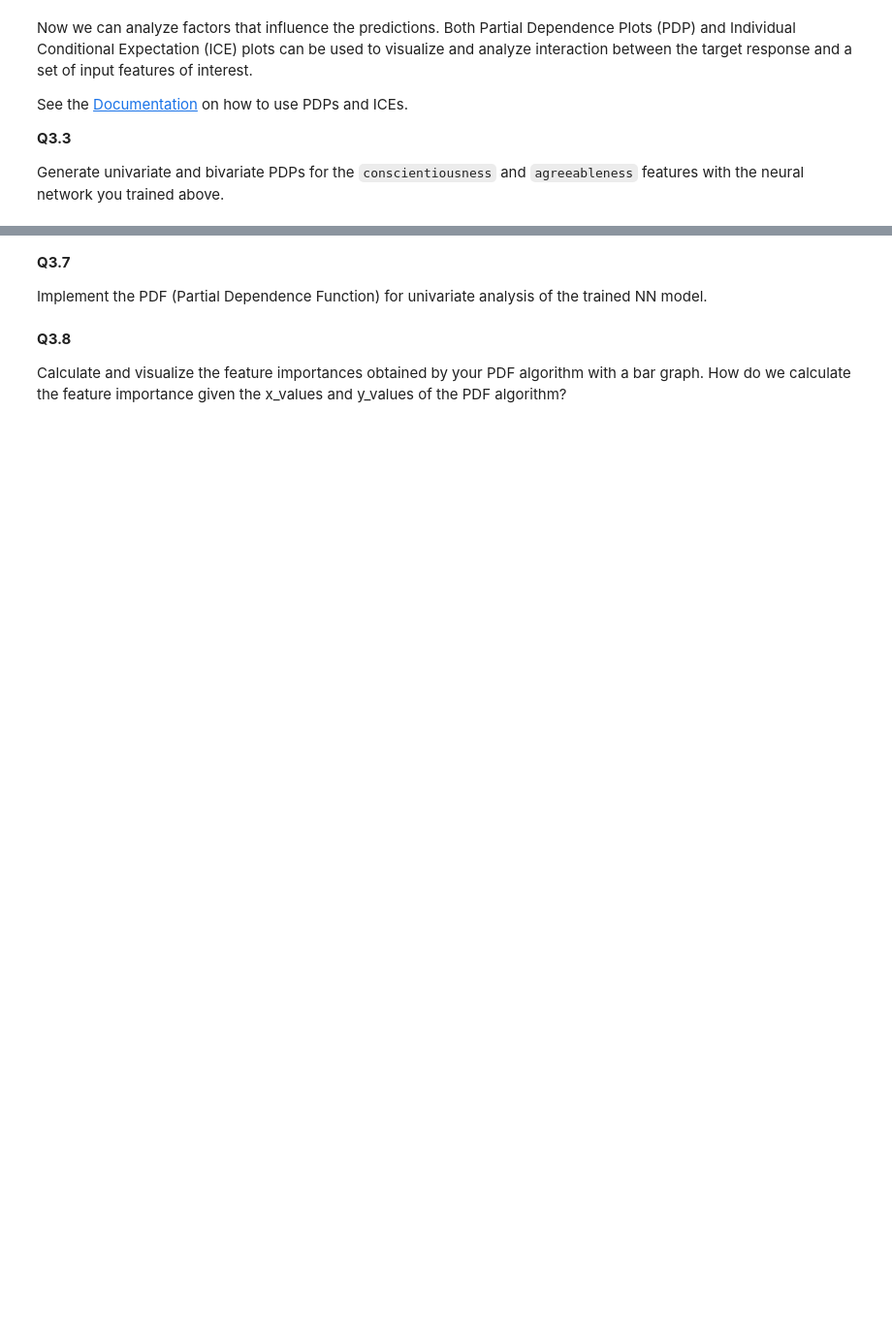
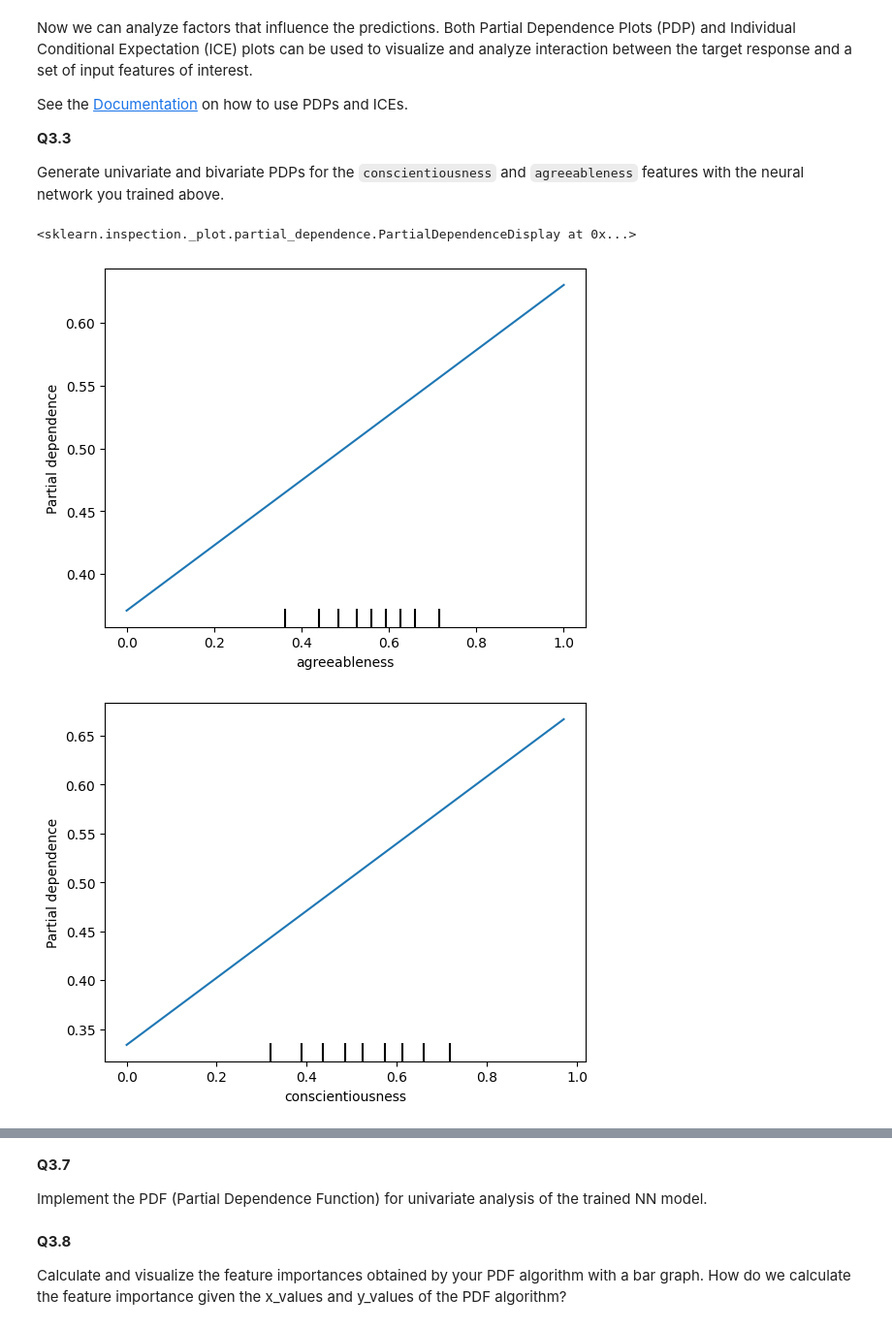
Before and after one commit to eliashendriks/HCML_Project_2, a Jupyter notebook: INFOMHCML_programming_assignment_explainability_2025_student.ipynb, the cells around one changed output, grey strips where cells are left out. Shown at 97% size. Drawn from its saved outputs; the diff is of its cells as text; code cells hidden in the pictures; blank space fills up the shorter version.

```diff
--- a/INFOMHCML_programming_assignment_explainability_2025_student.ipynb
+++ b/INFOMHCML_programming_assignment_explainability_2025_student.ipynb
@@ -228,4 +224,7 @@ Visualize/provide global (model-wise) feature importances for EBM as a table or
 from interpret.glassbox import ExplainableBoostingRegressor
 from interpret import show
 
+ebm = ExplainableBoostingRegressor()
+ebm.fit(train_features, train_labels)
+show(ebm.explain_global())
 # EBM Global feature importances
@@ -279,5 +304,13 @@ Apply the trained neural network model to the development set to find the best h
 **Note.** A development set RMSE below 0.045 is reasonable, then you can apply the corresponding model on the test set in the next question.
 # %%
 from sklearn.neural_network import MLPRegressor
+from sklearn.metrics import root_mean_squared_error
 
 # Train the MLPRegressor and show RMSE on development set
+NN_One_Layer = MLPRegressor(solver='adam', activation='relu', batch_size=64, learning_rate_init = 0.1, alpha=1e-7,
+                    hidden_layer_sizes=(50))
+NN_One_Layer.fit(train_features, train_labels)
+
+predictions = NN_One_Layer.predict(dev_features)
+
+root_mean_squared_error(dev_labels, predictions)
@@ -303,0 +343,12 @@ from sklearn.inspection import PartialDependenceDisplay
+# %%
+from sklearn.inspection import PartialDependenceDisplay
+from sklearn.datasets import make_hastie_10_2
+from sklearn.ensemble import GradientBoostingClassifier
+# PDP
+PartialDependenceDisplay.from_estimator(NN_One_Layer, train_features, [2])
+PartialDependenceDisplay.from_estimator(NN_One_Layer, train_features, [3])
+PartialDependenceDisplay.from_estimator(NN_One_Layer, train_features, [(2,3)])
+# %% [output]
+<sklearn.inspection._plot.partial_dependence.PartialDependenceDisplay at 0x...>
+[figure, added]
+[figure, added]
```
Also changed, not shown: parts of 22 cells of this notebook.
